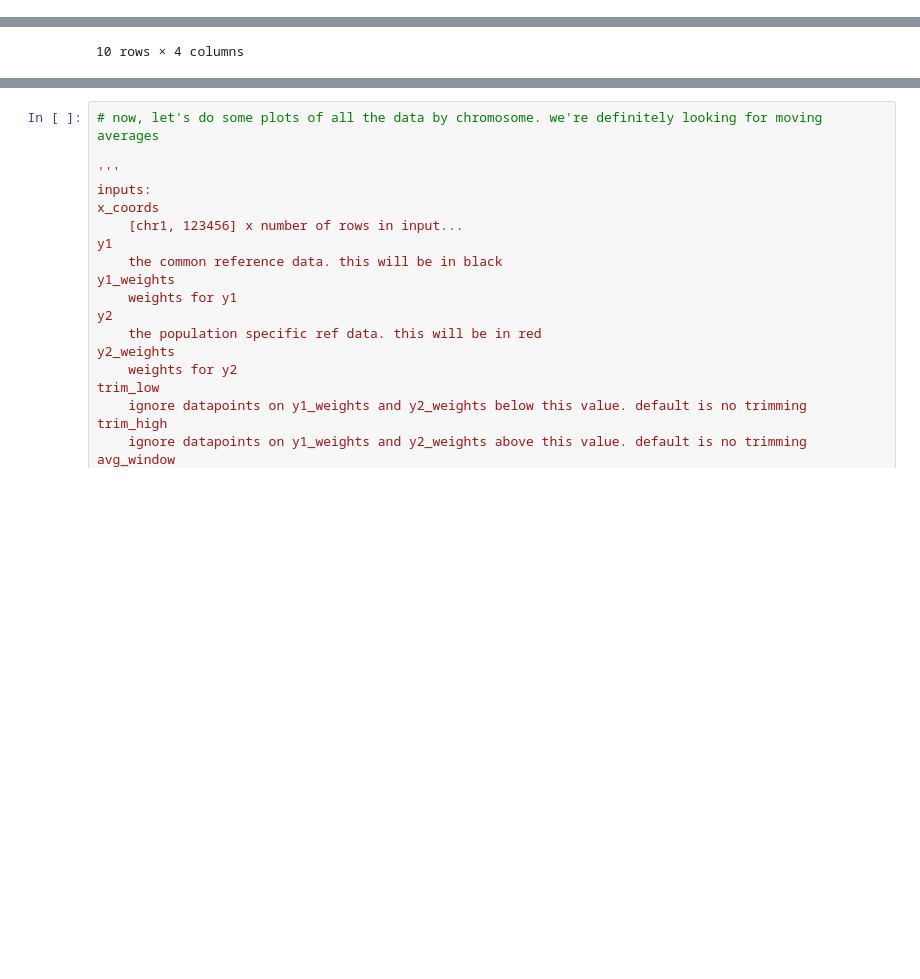
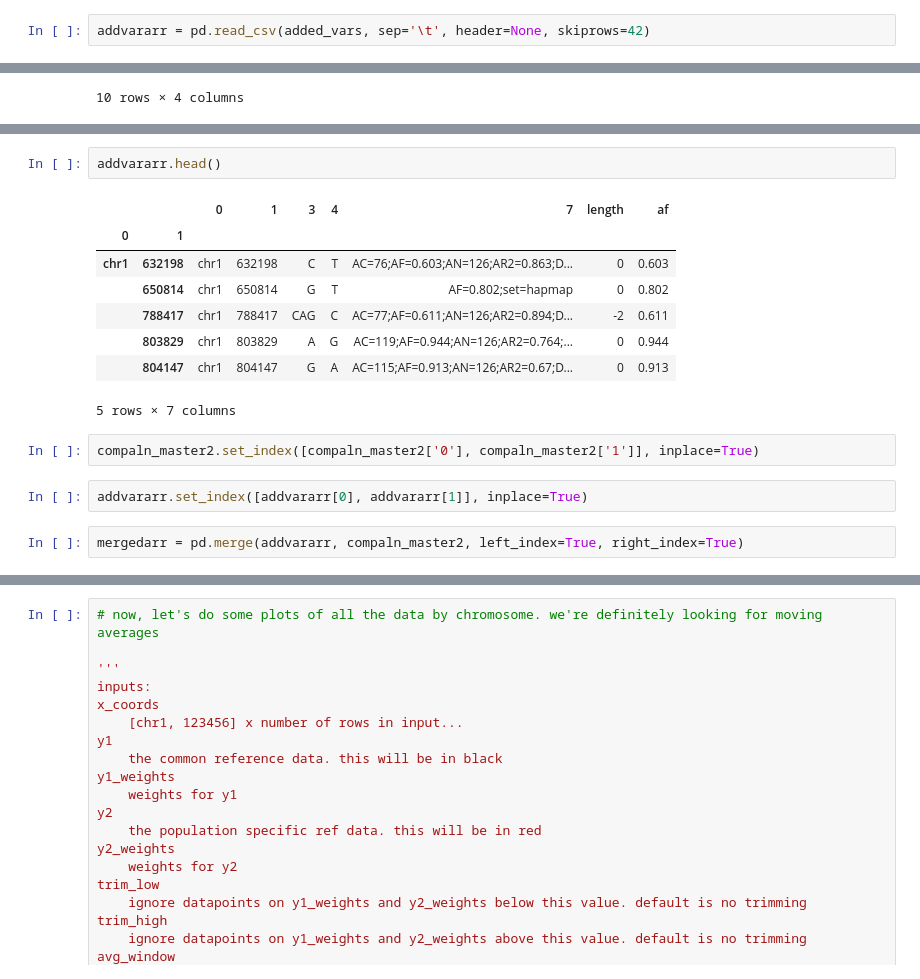
Before and after one commit to ryananeff/ipython-neff-davislab, a Jupyter notebook: comp_samples_support_ASHG.ipynb, the cells around one changed output, grey strips where cells are left out. Saved outputs shown, nothing was run; the diff lists cells and outputs as text; blank space fills up the shorter version.

```diff
--- a/comp_samples_support_ASHG.ipynb
+++ b/comp_samples_support_ASHG.ipynb
@@ -88,6 +88,8 @@ def weighted_moving_average(x,weights,width=5):
     return y
 # %%
 compaln_master2 = pd.read_csv(comp_arr, sep='\t')
+# %%
+addvararr = pd.read_csv(added_vars, sep='\t', header=None, skiprows=42)
 # %%
 # hg38 vs AFRGh38 statistics
 comp_stats = []
@@ -152,0 +168,17 @@ comp_stats
+# %%
+addvararr.head()
+# %% [output]
+|  |  | 0 | 1 | 3 | 4 | 7 | length | af |
+| 0 | 1 |  |  |  |  |  |  |  |
+| chr1 | 632198 | chr1 | 632198 | C | T | AC=76;AF=0.603;AN=126;AR2=0.863;D... | 0 | 0.603 |
+|  | 650814 | chr1 | 650814 | G | T | AF=0.802;set=hapmap | 0 | 0.802 |
+|  | 788417 | chr1 | 788417 | CAG | C | AC=77;AF=0.611;AN=126;AR2=0.894;D... | -2 | 0.611 |
+|  | 803829 | chr1 | 803829 | A | G | AC=119;AF=0.944;AN=126;AR2=0.764;... | 0 | 0.944 |
+|  | 804147 | chr1 | 804147 | G | A | AC=115;AF=0.913;AN=126;AR2=0.67;D... | 0 | 0.913 |
+5 rows × 7 columns
+# %%
+compaln_master2.set_index([compaln_master2['0'], compaln_master2['1']], inplace=True)
+# %%
+addvararr.set_index([addvararr[0], addvararr[1]], inplace=True)
+# %%
+mergedarr = pd.merge(addvararr, compaln_master2, left_index=True, right_index=True)
```
Also changed, not shown: parts of 11 cells of this notebook.
